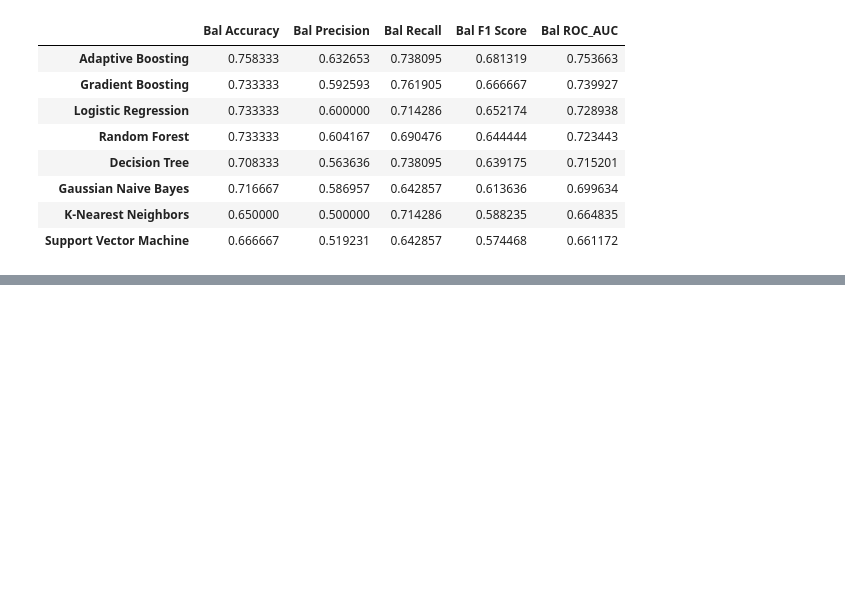
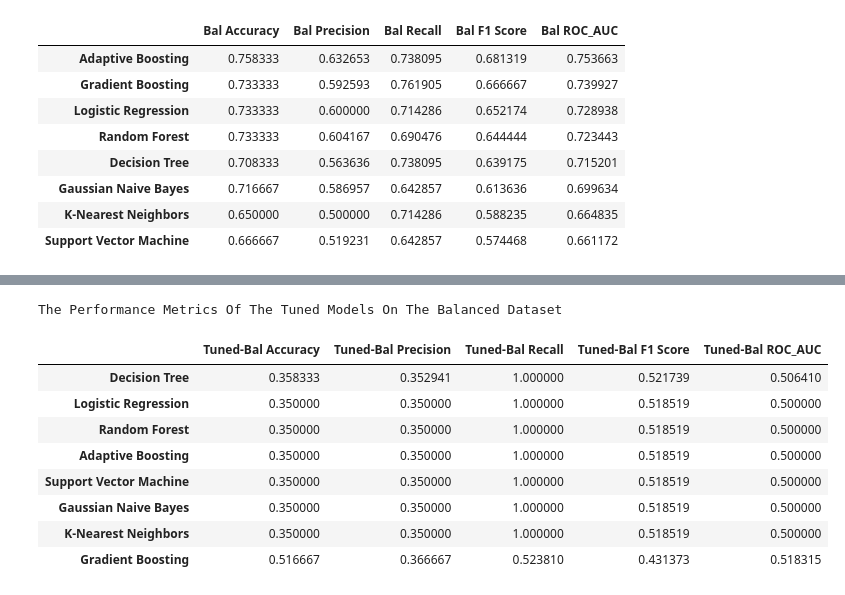
Before and after one commit to iameberedavid/Sepsis-Prediction-Analysis-and-API-Creation, a Jupyter notebook: Sepsis Prediction Analysis.ipynb, the cells around one changed output, grey strips where cells are left out. Drawn from its saved outputs; the diff is of its cells as text; code cells hidden in the pictures; blank space fills up the shorter version.

```diff
--- a/Sepsis Prediction Analysis.ipynb
+++ b/Sepsis Prediction Analysis.ipynb
@@ -875,0 +842,20 @@ Based on the f1 score of the models, Adaptive Boosting is the best model for the
+# %%
+# Create a DataFrame to store the performance metrics of the tuned models on the balanced dataset
+tuned_bal_performance_metrics = pd.DataFrame(tun_bal_performance_metrics).transpose()
+
+# Arrange the performance metrics DataFrame in descending order according to the F1 Score
+tuned_bal_performance_metrics = tuned_bal_performance_metrics.sort_values('Tuned-Bal F1 Score', ascending=False)
+
+# Show the performance metrics DataFrame of the tuned models on the balanced dataset
+tuned_bal_performance_metrics.style.set_caption('The Performance Metrics Of The Tuned Models On The Balanced Dataset')
+# %% [output]
+The Performance Metrics Of The Tuned Models On The Balanced Dataset
+|  | Tuned-Bal Accuracy | Tuned-Bal Precision | Tuned-Bal Recall | Tuned-Bal F1 Score | Tuned-Bal ROC_AUC |
+| Decision Tree | 0.358333 | 0.352941 | 1.000000 | 0.521739 | 0.506410 |
+| Logistic Regression | 0.350000 | 0.350000 | 1.000000 | 0.518519 | 0.500000 |
+| Random Forest | 0.350000 | 0.350000 | 1.000000 | 0.518519 | 0.500000 |
+| Adaptive Boosting | 0.350000 | 0.350000 | 1.000000 | 0.518519 | 0.500000 |
+| Support Vector Machine | 0.350000 | 0.350000 | 1.000000 | 0.518519 | 0.500000 |
+| Gaussian Naive Bayes | 0.350000 | 0.350000 | 1.000000 | 0.518519 | 0.500000 |
+| K-Nearest Neighbors | 0.350000 | 0.350000 | 1.000000 | 0.518519 | 0.500000 |
+| Gradient Boosting | 0.516667 | 0.366667 | 0.523810 | 0.431373 | 0.518315 |
```
Also changed, not shown: parts of 39 cells of this notebook, 1 other file.
